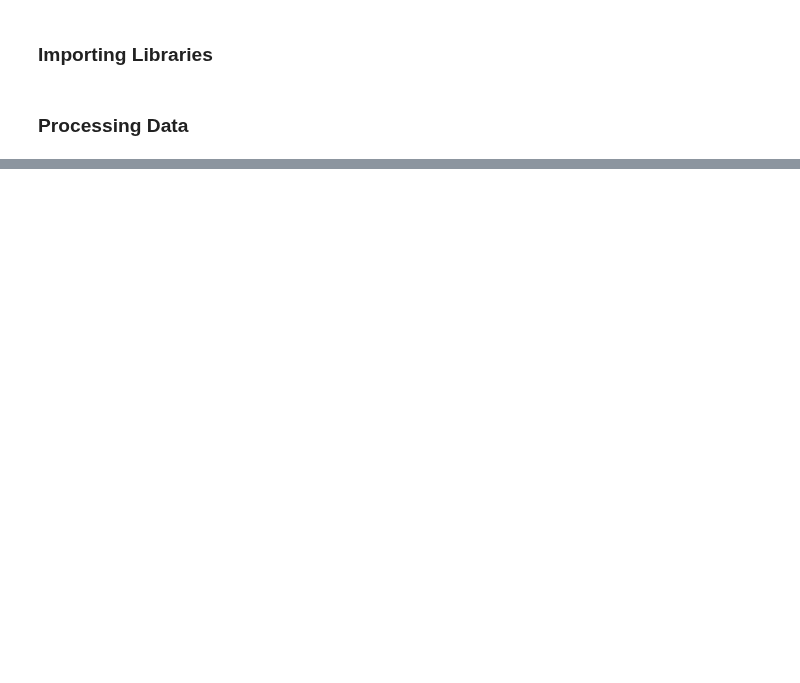
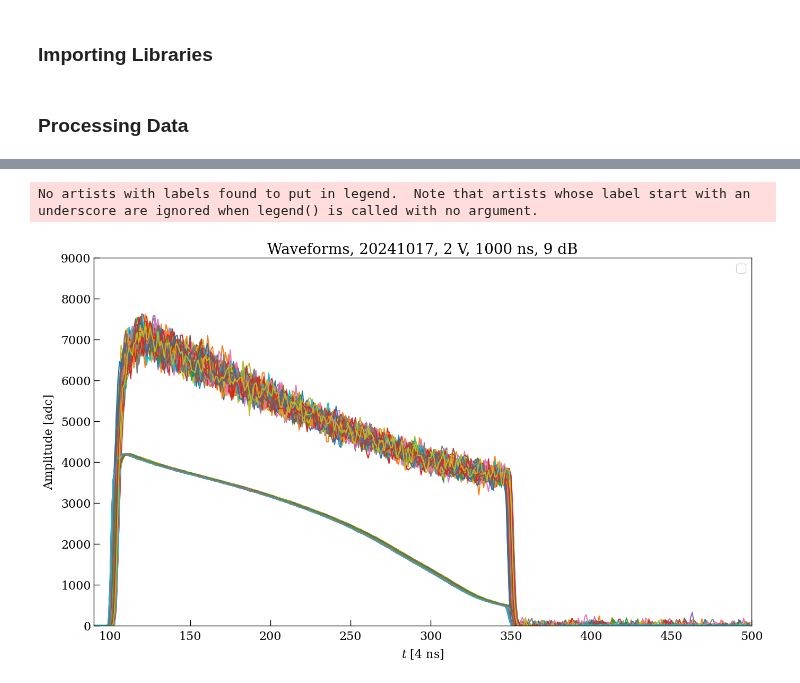
Before and after one commit to Westlake-University-Lsc-lab/RELICS_PMT_Data_Analysis, a Jupyter notebook: TimeConstant/time_constant.ipynb, the cells around one changed output, grey strips where cells are left out. Drawn from its saved outputs; the diff is of its cells as text; code cells hidden in the pictures; blank space fills up the shorter version.

Commit message:
read the first few waveforms

```diff
--- a/TimeConstant/time_constant.ipynb
+++ b/TimeConstant/time_constant.ipynb
@@ -75,3 +75,15 @@ params = {
 plt.rcParams.update(params)
 # %% [markdown]
 ### Processing Data
+# %%
+Date = 20241017 # YYYYMMDD
+V = 2 # V
+offset = 900 # mV
+T = 1000 # ns
+PDiv = 9 # dB
+
+name = "lv2415_anode_lv2414_dual_20241017_LED_2v_900mv_1us_attenuator_9DB_run0"
+
+calbl = 10 ### Length used to calculate baseline
+calstart = 95 ### Index started to calculate area
+callen= 300 ### Length used to calculate area
@@ -77,0 +186,15 @@ plt.rcParams.update(params)
+# %%
+plt.figure(figsize=(16,9))
+plt.title('Waveforms, '+str(Date)+', '+str(V)+' V, '+str(T)+' ns, '+str(PDiv)+' dB')
+plt.xlabel('$t$ [4 ns]')
+plt.ylabel('Amplitude [adc]')
+plt.xlim(90,500)
+plt.ylim(0,9000)
+for i in tqdm(range (0,200)):
+    #plt.step(np.linspace(0,150,150),df.Baseline[i]-df.Waveform[i])
+    plt.plot(df.Baseline[i]-df.Waveform[i])
+plt.legend()
+plt.show()
+# %% [output]
+No artists with labels found to put in legend.  Note that artists whose label start with an underscore are ignored when legend() is called with no argument.
+[figure, added]
```
Also changed, not shown: parts of 3 cells of this notebook.
